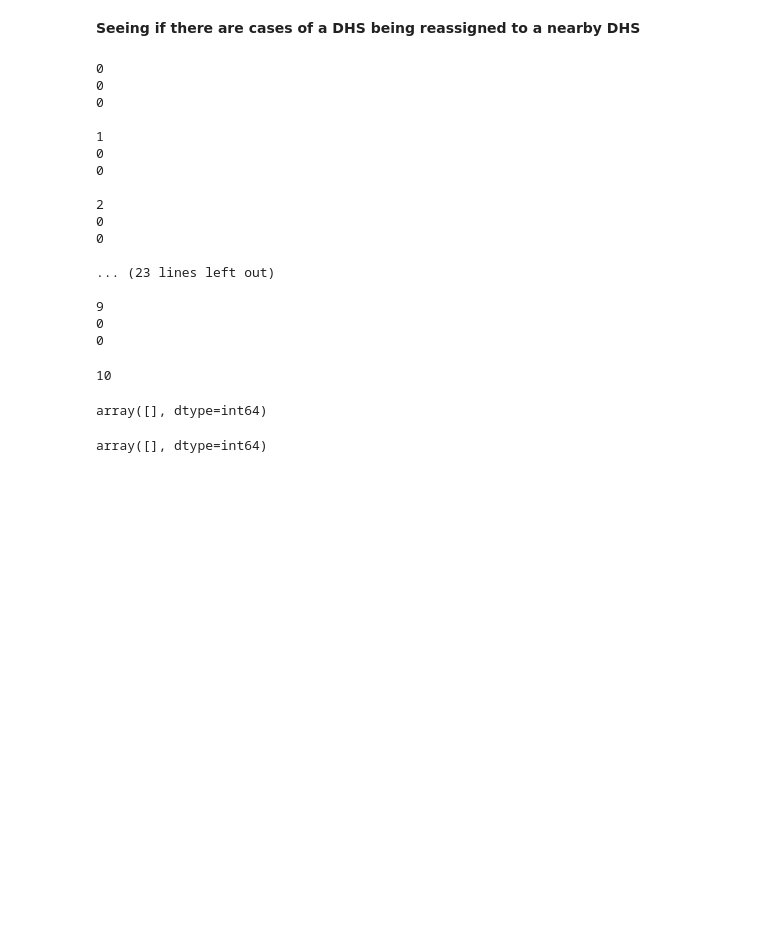
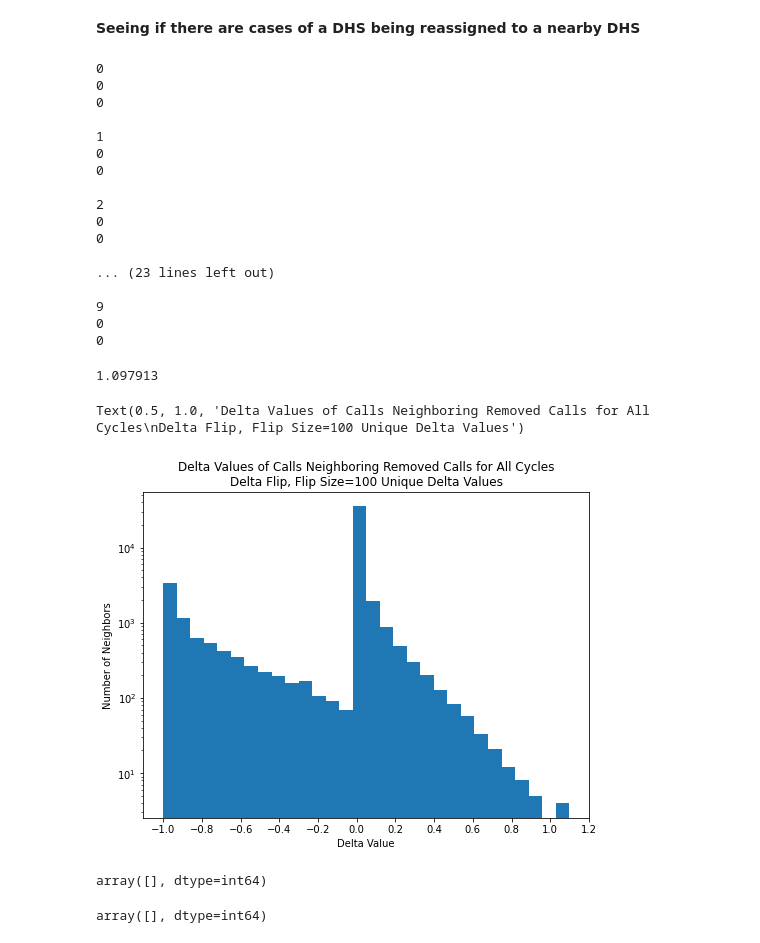
Before and after one commit to meuleman/gilbertAPI, a Jupyter notebook: recommendersystems/NMF/DHS/quality_of_NMF_fill_in_individual_call_reassignment_examples_100unique_per_cycle.ipynb, the cells around one changed output. Cells and saved outputs as stored; diff of their text form; code cells hidden in the pictures; blank space fills up the shorter version.

Commit message:
histogram of neighboring call delta values

```diff
--- a/recommendersystems/NMF/DHS/quality_of_NMF_fill_in_individual_call_reassignment_examples_100unique_per_cycle.ipynb
+++ b/recommendersystems/NMF/DHS/quality_of_NMF_fill_in_individual_call_reassignment_examples_100unique_per_cycle.ipynb
@@ -101,4 +105,6 @@ https://index.altius.org:3000/?application=viewer&roiURL=https%3A%2F%2Fencode%3A
 # %%
+right_neighbor_delta_all_cycles = []
+left_neighbor_delta_all_cycles = []
 for i in range(10):
     if i==0:
         cycle0_dhs_arr = np.load('/home/ctrader/Hold/DHS/dat_bin_FDR01_hg38_bool_array.npy')
@@ -115,18 +121,25 @@ for i in range(10):
         cycle_np_file = np.load(filename)
         cycle1_dhs_arr = cycle_np_file['new_dhs_array']
 
+    #delta array
+    filename = '/home/ctrader/Hold/NMF/DHS/fill_in_multiple_at_a_time_saves/delta_fill_in_multiple_at_a_time_diffflat_sorteddiffbiosample_sorteddiffdhs_fillsize100unique_cycle'+str(i+1)+'_CT20220301.npz'
+    cycle_np_file = np.load(filename)
+    diff_flat = cycle_np_file['diff_flat_array']
+
     #looking into the top peak signal -1 removed calls
-    top_peak_scores = np.flip(np.sort(removed_peak_signal_all_cycles[i]))
+#     top_peak_scores = np.flip(np.sort(removed_peak_signal_all_cycles[i]))
 
     top_neg1_peak_signal_flat_inds = removed_flat_inds_all_cycles[i][np.argsort(-removed_peak_signal_all_cycles[i])]
     top_neg1_peak_signal_DHS_inds = top_neg1_peak_signal_flat_inds % n_DHSs
     top_neg1_peak_signal_biosample_inds = top_neg1_peak_signal_flat_inds // n_DHSs
-    top_neg1_peak_signal_biosamples = np.array(biosample_df.loc[top_neg1_peak_signal_biosample_inds]['Biosample name'])
+#     top_neg1_peak_signal_biosamples = np.array(biosample_df.loc[top_neg1_peak_signal_biosample_inds]['Biosample name'])
 
-    top_neg1_peak_signal_chr = np.array(DHS_metadata.loc[top_neg1_peak_signal_DHS_inds]['seqname'])
-    top_neg1_peak_signal_start = np.array(DHS_metadata.loc[top_neg1_peak_signal_DHS_inds]['start'])
-    top_neg1_peak_signal_end = np.array(DHS_metadata.loc[top_neg1_peak_signal_DHS_inds]['end'])
+#     top_neg1_peak_signal_chr = np.array(DHS_metadata.loc[top_neg1_peak_signal_DHS_inds]['seqname'])
+#     top_neg1_peak_signal_start = np.array(DHS_metadata.loc[top_neg1_peak_signal_DHS_inds]['start'])
+#     top_neg1_peak_signal_end = np.array(DHS_metadata.loc[top_neg1_peak_signal_DHS_inds]['end'])
 
+    right_neighbor_delta_all_cycles.append(diff_flat[top_neg1_peak_signal_flat_inds+1])
+    left_neighbor_delta_all_cycles.append(diff_flat[top_neg1_peak_signal_flat_inds-1])
 
     cycle0_all_left_dhs = cycle0_dhs_arr[top_neg1_peak_signal_biosample_inds, top_neg1_peak_signal_DHS_inds-1].astype(int)
     cycle1_all_left_dhs = cycle1_dhs_arr[top_neg1_peak_signal_biosample_inds, top_neg1_peak_signal_DHS_inds-1].astype(int)
@@ -157,9 +170,42 @@ for i in range(10):
 0
 0
 # %%
-len(removed_flat_inds_all_cycles)
+pickle_out = open('/home/ctrader/Hold/NMF/DHS/fill_in_multiple_at_a_time_saves/delta_fill_in_multiple_at_a_time_delta_vals_right_neighbor_to_removed_fillsize100unique_allcycles_CT20220307.pickle', 'wb')
+pickle.dump(right_neighbor_delta_all_cycles, pickle_out)
+pickle_out.close()
+pickle_out = open('/home/ctrader/Hold/NMF/DHS/fill_in_multiple_at_a_time_saves/delta_fill_in_multiple_at_a_time_delta_vals_left_neighbor_to_removed_fillsize100unique_allcycles_CT20220307.pickle', 'wb')
+pickle.dump(left_neighbor_delta_all_cycles, pickle_out)
+pickle_out.close()
-# %% [output]
-10
+# %%
+total_neighbor_delta = []
+for i in range(10):
+    total_neighbor_delta.extend(right_neighbor_delta_all_cycles[i])
+    total_neighbor_delta.extend(left_neighbor_delta_all_cycles[i])
+# %%
+max(total_neighbor_delta)
+# %% [output]
+1.097913
+# %%
+fig = plt.figure(figsize=(8,6))
+fig.patch.set_facecolor('white')
+
+# for i in range(10):
+#     plt.hist(right_neighbor_delta_all_cycles[i], bins=30)
+# plt.hist(right_neighbor_delta_all_cycles[0], bins=20, histtype='step')
+
+plt.hist(total_neighbor_delta, bins=30)
+
+# plt.xlim([1.2, 2])
+# plt.ylim([0.0004, 110])
+plt.yscale('log')
+# plt.legend(['Cycle 1', 'Cycle 2', 'Cycle 3', 'Cycle 4', 'Cycle 5', 'Cycle 6', 'Cycle 7', 'Cycle 8', 'Cycle 9', 'Cycle 10'], loc=(1.01, 0.53))
+plt.xticks([-1, -0.8, -0.6, -0.4, -0.2, 0, 0.2, 0.4, 0.6, 0.8, 1, 1.2])
+plt.xlabel('Delta Value')
+plt.ylabel('Number of Neighbors')
+plt.title('Delta Values of Calls Neighboring Removed Calls for All Cycles\nDelta Flip, Flip Size=100 Unique Delta Values')
+# %% [output]
+Text(0.5, 1.0, 'Delta Values of Calls Neighboring Removed Calls for All Cycles\nDelta Flip, Flip Size=100 Unique Delta Values')
+[figure, added]
 # %%
 cycle0_dhs_arr = np.load('/home/ctrader/Hold/DHS/dat_bin_FDR01_hg38_bool_array.npy')
 
```
Also changed, not shown: parts of 2 cells of this notebook.
